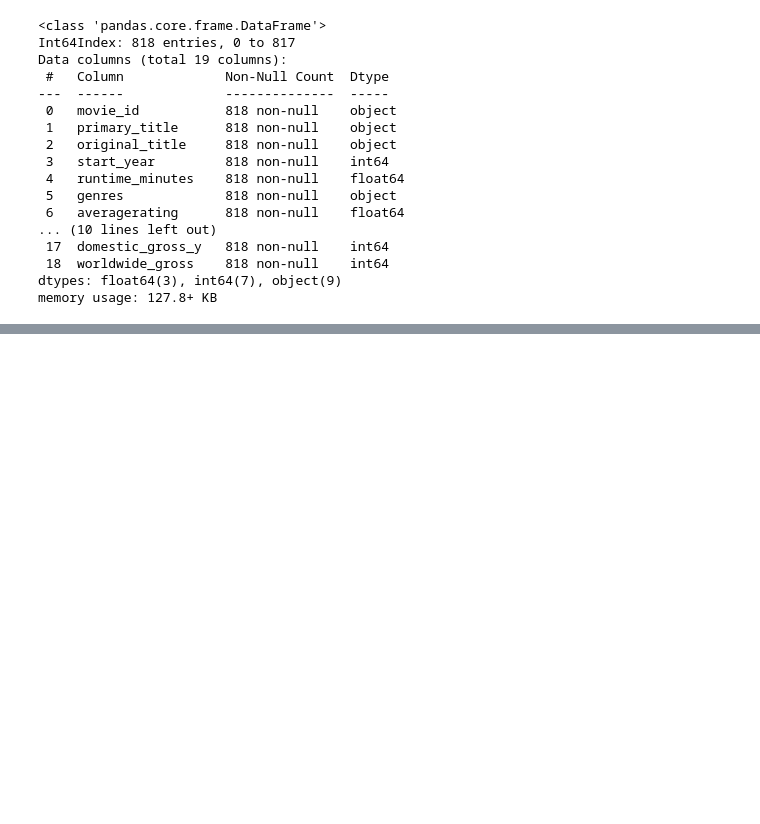
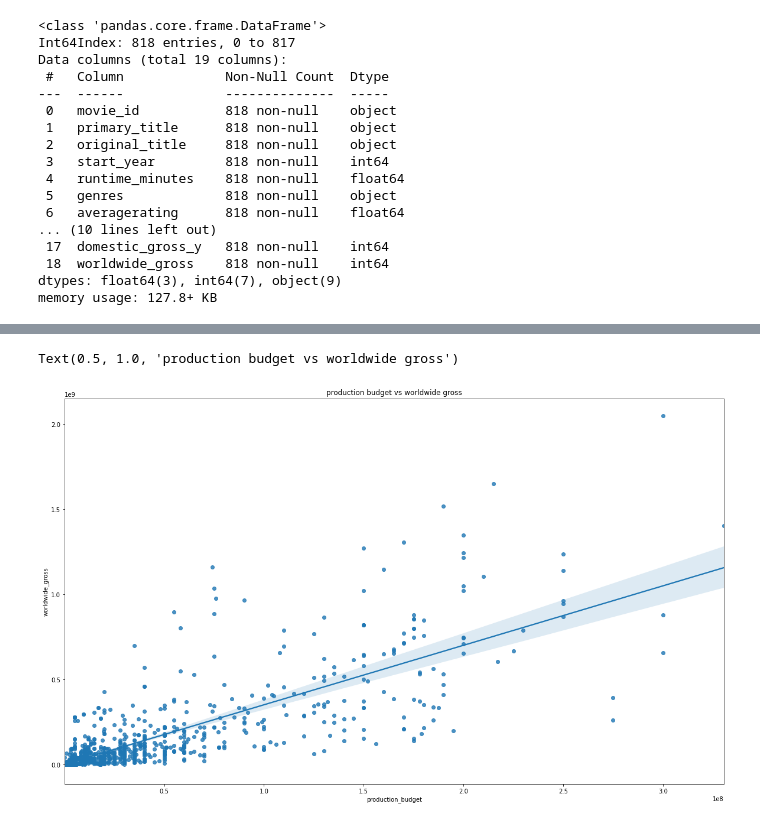
Before and after one commit to Aachiko/Microsoft-Movie-Market-Analysis, a Jupyter notebook: phase_1_project.ipynb, the cells around one changed output, grey strips where cells are left out. Drawn from its saved outputs; the diff is of its cells as text; code cells hidden in the pictures; blank space fills up the shorter version.

```diff
--- a/phase_1_project.ipynb
+++ b/phase_1_project.ipynb
@@ -380,0 +447,9 @@ memory usage: 127.8+ KB
+# %%
+fig4, ax = plt.subplots(figsize=(20, 12))
+
+sns.regplot(x="production_budget", y="worldwide_gross", data=movie_project)
+
+ax.set_title("production budget vs worldwide gross")
+# %% [output]
+Text(0.5, 1.0, 'production budget vs worldwide gross')
+[figure, added]
```
Also changed, not shown: parts of 8 cells of this notebook.
